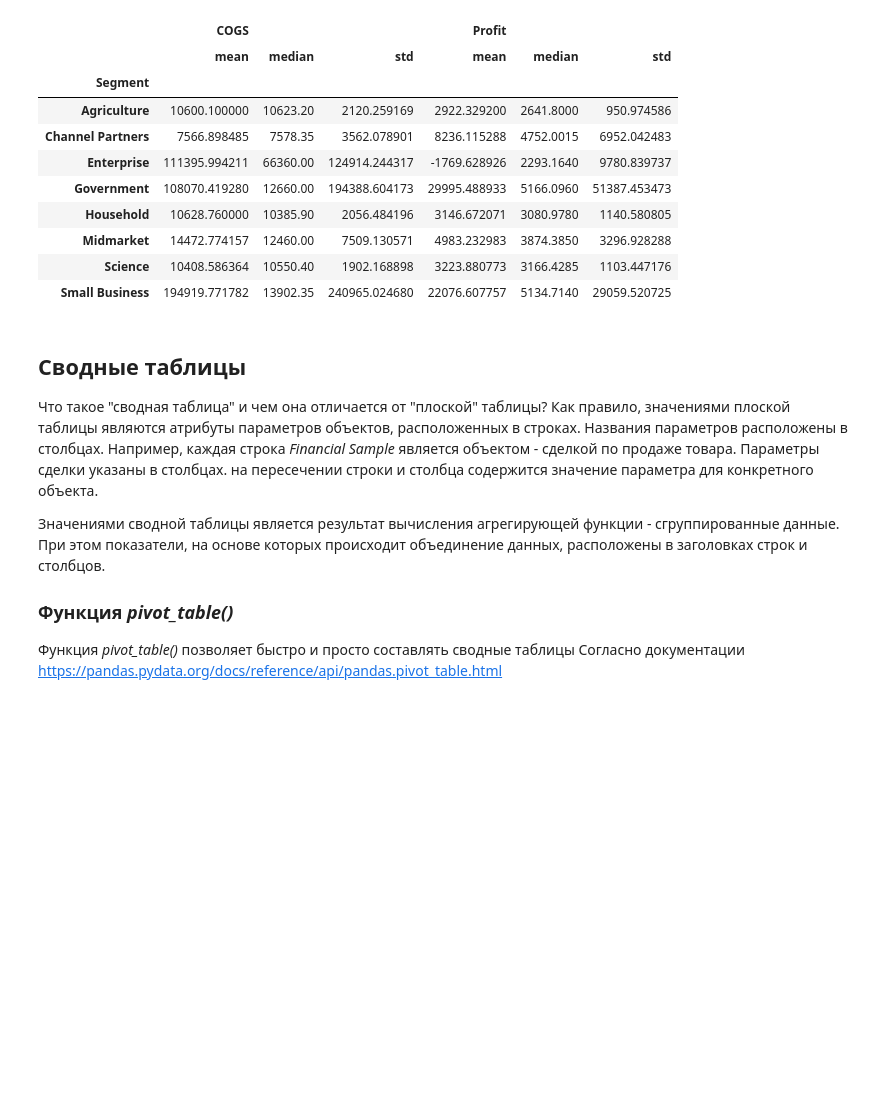
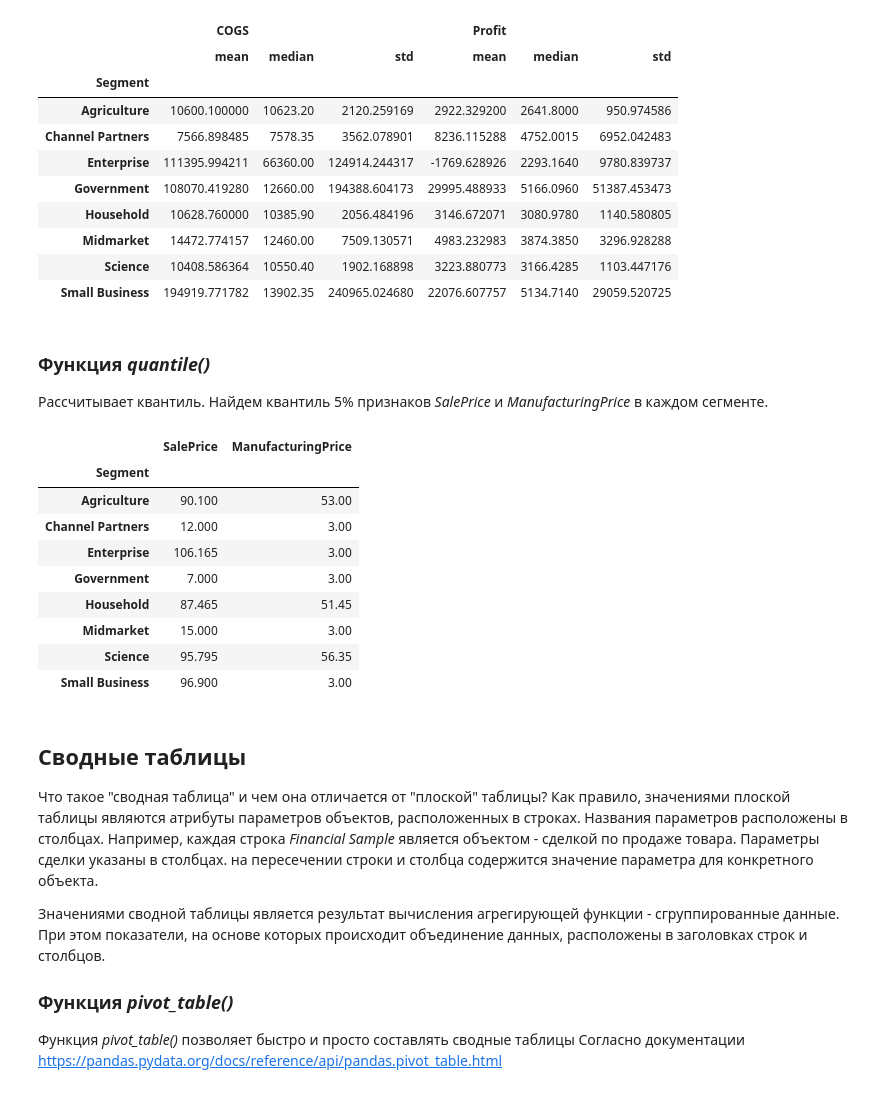
Before and after one commit to DanGlado/PDAPython, a Jupyter notebook: Тема 7/T_07_Groupping_Lecture.ipynb, the cells around one changed output. Drawn from its saved outputs; the diff is of its cells as text; code cells hidden in the pictures; blank space fills up the shorter version.

```diff
--- a/Тема 7/T_07_Groupping_Lecture.ipynb
+++ b/Тема 7/T_07_Groupping_Lecture.ipynb
@@ -388,6 +388,22 @@ fs.groupby('Segment')[['COGS', 'Profit']].agg(['mean','median','std'])
 | Midmarket | 14472.774157 | 12460.00 | 7509.130571 | 4983.232983 | 3874.3850 | 3296.928288 |
 | Science | 10408.586364 | 10550.40 | 1902.168898 | 3223.880773 | 3166.4285 | 1103.447176 |
 | Small Business | 194919.771782 | 13902.35 | 240965.024680 | 22076.607757 | 5134.7140 | 29059.520725 |
+# %% [markdown]
+### Функция *quantile()*
+Рассчитывает квантиль. Найдем квантиль 5% признаков *SalePrice* и *ManufacturingPrice* в каждом сегменте.
+# %%
+fs.groupby(["Segment"])[["SalePrice","ManufacturingPrice"]].quantile(0.05)
+# %% [output]
+|  | SalePrice | ManufacturingPrice |
+| Segment |  |  |
+| Agriculture | 90.100 | 53.00 |
+| Channel Partners | 12.000 | 3.00 |
+| Enterprise | 106.165 | 3.00 |
+| Government | 7.000 | 3.00 |
+| Household | 87.465 | 51.45 |
+| Midmarket | 15.000 | 3.00 |
+| Science | 95.795 | 56.35 |
+| Small Business | 96.900 | 3.00 |
 # %% [markdown]
 ## Сводные таблицы
 
```
Also changed, not shown: parts of 2 cells of this notebook.
